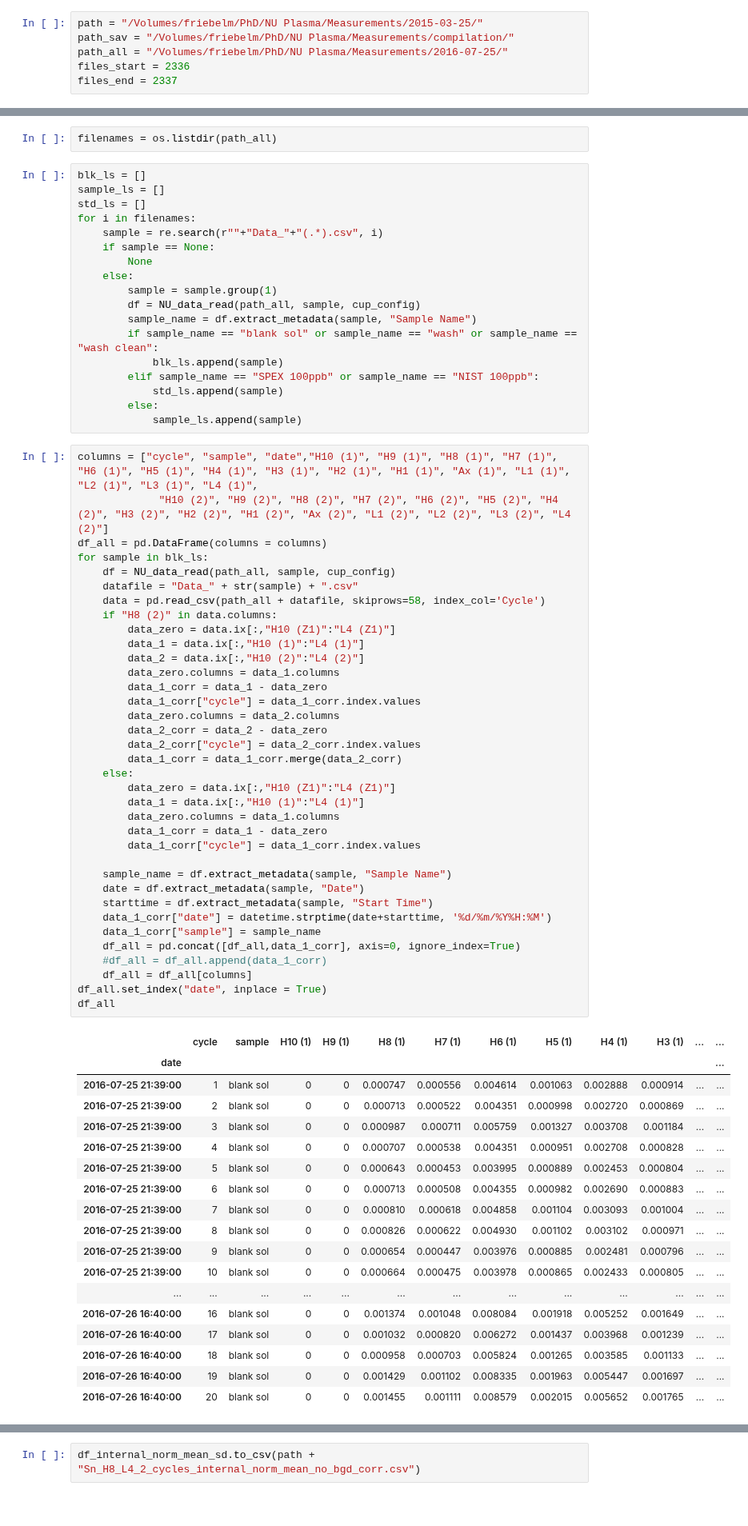
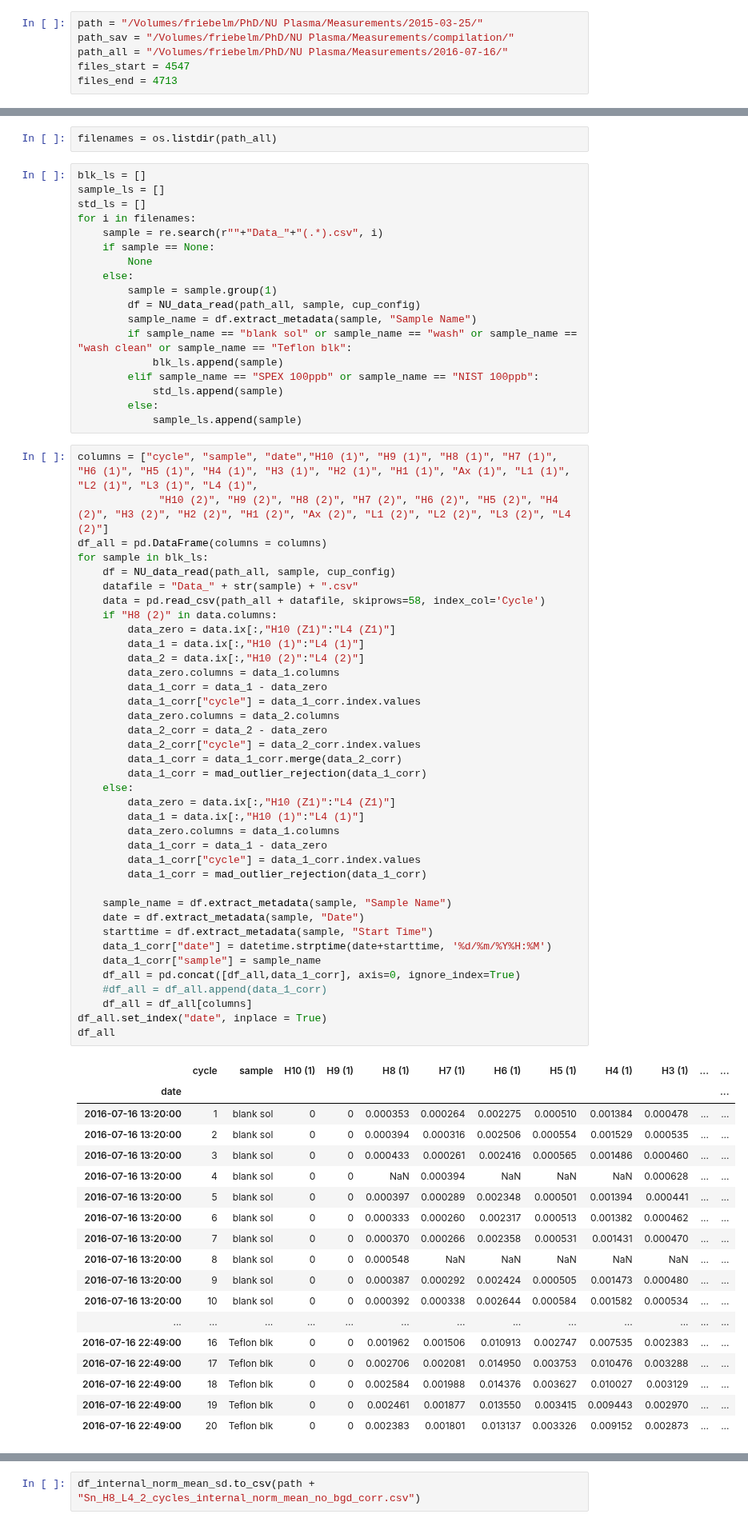
Before and after one commit to Marfster/NU_Plasma, a Jupyter notebook: Nu Plasma Evaluation - extract blk from all measurements.ipynb, the cells around one changed output, grey strips where cells are left out. Shown at 80% size. Saved outputs shown, nothing was run; the diff lists cells and outputs as text.

Commit message:
alterations to bgd corr - outlier rejection in blank corr

```diff
--- a/Nu Plasma Evaluation - extract blk from all measurements.ipynb
+++ b/Nu Plasma Evaluation - extract blk from all measurements.ipynb
@@ -19,9 +19,9 @@ import re
 # %%
 path = "/Volumes/friebelm/PhD/NU Plasma/Measurements/2015-03-25/"
 path_sav = "/Volumes/friebelm/PhD/NU Plasma/Measurements/compilation/"
-path_all = "/Volumes/friebelm/PhD/NU Plasma/Measurements/2016-07-25/"
-files_start = 2336
-files_end = 2337
+path_all = "/Volumes/friebelm/PhD/NU Plasma/Measurements/2016-07-16/"
+files_start = 4547
+files_end = 4713
 # %%
 # cup configuration
 #cup_config = cycle_Sb
@@ -62,7 +62,7 @@ for i in filenames:
         sample = sample.group(1)
         df = NU_data_read(path_all, sample, cup_config)
         sample_name = df.extract_metadata(sample, "Sample Name")
-        if sample_name == "blank sol" or sample_name == "wash" or sample_name == "wash clean":
+        if sample_name == "blank sol" or sample_name == "wash" or sample_name == "wash clean" or sample_name == "Teflon blk":
             blk_ls.append(sample)
         elif sample_name == "SPEX 100ppb" or sample_name == "NIST 100ppb":
             std_ls.append(sample)
@@ -80,46 +80,48 @@ for sample in blk_ls:
         data_zero = data.ix[:,"H10 (Z1)":"L4 (Z1)"]
         data_1 = data.ix[:,"H10 (1)":"L4 (1)"]
         data_2 = data.ix[:,"H10 (2)":"L4 (2)"]
         data_zero.columns = data_1.columns
         data_1_corr = data_1 - data_zero
         data_1_corr["cycle"] = data_1_corr.index.values
         data_zero.columns = data_2.columns
         data_2_corr = data_2 - data_zero
         data_2_corr["cycle"] = data_2_corr.index.values
         data_1_corr = data_1_corr.merge(data_2_corr)
+        data_1_corr = mad_outlier_rejection(data_1_corr)
     else:
         data_zero = data.ix[:,"H10 (Z1)":"L4 (Z1)"]
         data_1 = data.ix[:,"H10 (1)":"L4 (1)"]
         data_zero.columns = data_1.columns
         data_1_corr = data_1 - data_zero
         data_1_corr["cycle"] = data_1_corr.index.values
+        data_1_corr = mad_outlier_rejection(data_1_corr)
 
     sample_name = df.extract_metadata(sample, "Sample Name")
     date = df.extract_metadata(sample, "Date")
     starttime = df.extract_metadata(sample, "Start Time")
     data_1_corr["date"] = datetime.strptime(date+starttime, '%d/%m/%Y%H:%M')
     data_1_corr["sample"] = sample_name
     df_all = pd.concat([df_all,data_1_corr], axis=0, ignore_index=True)
     #df_all = df_all.append(data_1_corr)
     df_all = df_all[columns]
 df_all.set_index("date", inplace = True)
 df_all
 # %% [output]
 |  | cycle | sample | H10 (1) | H9 (1) | H8 (1) | H7 (1) | H6 (1) | H5 (1) | H4 (1) | H3 (1) | ... | ... |
 | date |  |  |  |  |  |  |  |  |  |  |  | ... |
-| 2016-07-25 21:39:00 | 1 | blank sol | 0 | 0 | 0.000747 | 0.000556 | 0.004614 | 0.001063 | 0.002888 | 0.000914 | ... | ... |
-| 2016-07-25 21:39:00 | 2 | blank sol | 0 | 0 | 0.000713 | 0.000522 | 0.004351 | 0.000998 | 0.002720 | 0.000869 | ... | ... |
-| 2016-07-25 21:39:00 | 3 | blank sol | 0 | 0 | 0.000987 | 0.000711 | 0.005759 | 0.001327 | 0.003708 | 0.001184 | ... | ... |
-| 2016-07-25 21:39:00 | 4 | blank sol | 0 | 0 | 0.000707 | 0.000538 | 0.004351 | 0.000951 | 0.002708 | 0.000828 | ... | ... |
-| 2016-07-25 21:39:00 | 5 | blank sol | 0 | 0 | 0.000643 | 0.000453 | 0.003995 | 0.000889 | 0.002453 | 0.000804 | ... | ... |
-| 2016-07-25 21:39:00 | 6 | blank sol | 0 | 0 | 0.000713 | 0.000508 | 0.004355 | 0.000982 | 0.002690 | 0.000883 | ... | ... |
-| 2016-07-25 21:39:00 | 7 | blank sol | 0 | 0 | 0.000810 | 0.000618 | 0.004858 | 0.001104 | 0.003093 | 0.001004 | ... | ... |
-| 2016-07-25 21:39:00 | 8 | blank sol | 0 | 0 | 0.000826 | 0.000622 | 0.004930 | 0.001102 | 0.003102 | 0.000971 | ... | ... |
-| 2016-07-25 21:39:00 | 9 | blank sol | 0 | 0 | 0.000654 | 0.000447 | 0.003976 | 0.000885 | 0.002481 | 0.000796 | ... | ... |
-| 2016-07-25 21:39:00 | 10 | blank sol | 0 | 0 | 0.000664 | 0.000475 | 0.003978 | 0.000865 | 0.002433 | 0.000805 | ... | ... |
+| 2016-07-16 13:20:00 | 1 | blank sol | 0 | 0 | 0.000353 | 0.000264 | 0.002275 | 0.000510 | 0.001384 | 0.000478 | ... | ... |
+| 2016-07-16 13:20:00 | 2 | blank sol | 0 | 0 | 0.000394 | 0.000316 | 0.002506 | 0.000554 | 0.001529 | 0.000535 | ... | ... |
+| 2016-07-16 13:20:00 | 3 | blank sol | 0 | 0 | 0.000433 | 0.000261 | 0.002416 | 0.000565 | 0.001486 | 0.000460 | ... | ... |
+| 2016-07-16 13:20:00 | 4 | blank sol | 0 | 0 | NaN | 0.000394 | NaN | NaN | NaN | 0.000628 | ... | ... |
+| 2016-07-16 13:20:00 | 5 | blank sol | 0 | 0 | 0.000397 | 0.000289 | 0.002348 | 0.000501 | 0.001394 | 0.000441 | ... | ... |
+| 2016-07-16 13:20:00 | 6 | blank sol | 0 | 0 | 0.000333 | 0.000260 | 0.002317 | 0.000513 | 0.001382 | 0.000462 | ... | ... |
+| 2016-07-16 13:20:00 | 7 | blank sol | 0 | 0 | 0.000370 | 0.000266 | 0.002358 | 0.000531 | 0.001431 | 0.000470 | ... | ... |
+| 2016-07-16 13:20:00 | 8 | blank sol | 0 | 0 | 0.000548 | NaN | NaN | NaN | NaN | NaN | ... | ... |
+| 2016-07-16 13:20:00 | 9 | blank sol | 0 | 0 | 0.000387 | 0.000292 | 0.002424 | 0.000505 | 0.001473 | 0.000480 | ... | ... |
+| 2016-07-16 13:20:00 | 10 | blank sol | 0 | 0 | 0.000392 | 0.000338 | 0.002644 | 0.000584 | 0.001582 | 0.000534 | ... | ... |
 | ... | ... | ... | ... | ... | ... | ... | ... | ... | ... | ... | ... | ... |
-| 2016-07-26 16:40:00 | 16 | blank sol | 0 | 0 | 0.001374 | 0.001048 | 0.008084 | 0.001918 | 0.005252 | 0.001649 | ... | ... |
-| 2016-07-26 16:40:00 | 17 | blank sol | 0 | 0 | 0.001032 | 0.000820 | 0.006272 | 0.001437 | 0.003968 | 0.001239 | ... | ... |
-| 2016-07-26 16:40:00 | 18 | blank sol | 0 | 0 | 0.000958 | 0.000703 | 0.005824 | 0.001265 | 0.003585 | 0.001133 | ... | ... |
-| 2016-07-26 16:40:00 | 19 | blank sol | 0 | 0 | 0.001429 | 0.001102 | 0.008335 | 0.001963 | 0.005447 | 0.001697 | ... | ... |
-| 2016-07-26 16:40:00 | 20 | blank sol | 0 | 0 | 0.001455 | 0.001111 | 0.008579 | 0.002015 | 0.005652 | 0.001765 | ... | ... |
+| 2016-07-16 22:49:00 | 16 | Teflon blk | 0 | 0 | 0.001962 | 0.001506 | 0.010913 | 0.002747 | 0.007535 | 0.002383 | ... | ... |
+| 2016-07-16 22:49:00 | 17 | Teflon blk | 0 | 0 | 0.002706 | 0.002081 | 0.014950 | 0.003753 | 0.010476 | 0.003288 | ... | ... |
+| 2016-07-16 22:49:00 | 18 | Teflon blk | 0 | 0 | 0.002584 | 0.001988 | 0.014376 | 0.003627 | 0.010027 | 0.003129 | ... | ... |
+| 2016-07-16 22:49:00 | 19 | Teflon blk | 0 | 0 | 0.002461 | 0.001877 | 0.013550 | 0.003415 | 0.009443 | 0.002970 | ... | ... |
+| 2016-07-16 22:49:00 | 20 | Teflon blk | 0 | 0 | 0.002383 | 0.001801 | 0.013137 | 0.003326 | 0.009152 | 0.002873 | ... | ... |
```
Also changed, not shown: parts of 5 cells of this notebook.
